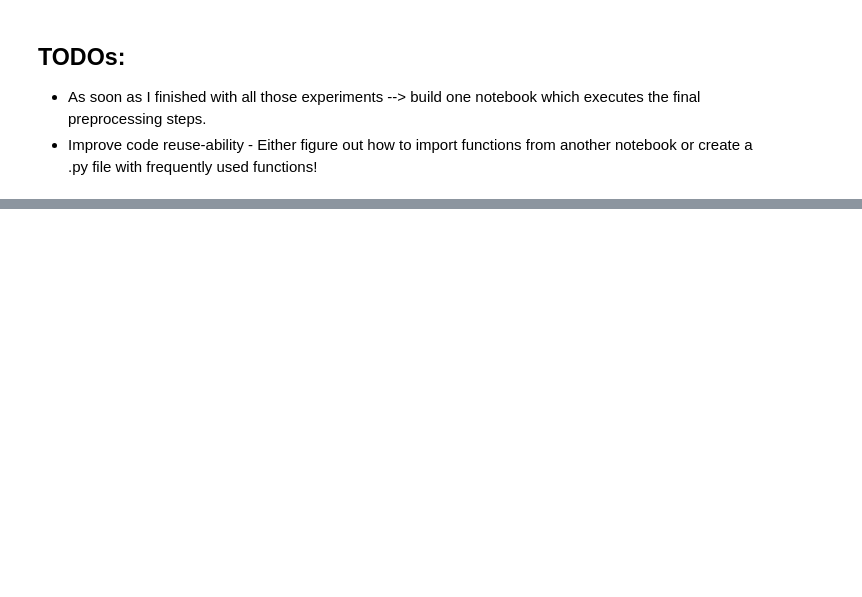
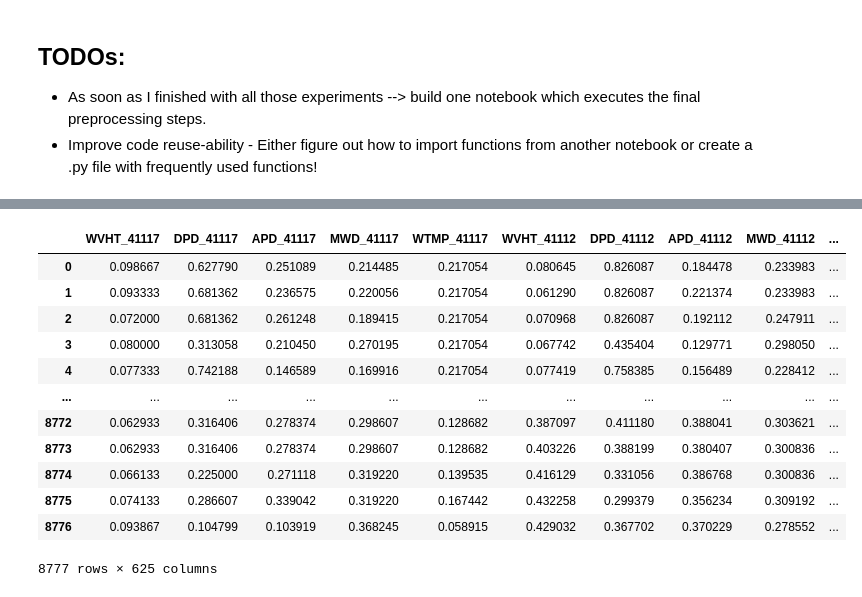
Before and after one commit to elsandner/Master_Project, a Jupyter notebook: NDBC Buoy Data/NaN_imputation.ipynb, the cells around one changed output, grey strips where cells are left out. Saved outputs shown, nothing was run; the diff lists cells and outputs as text; code cells hidden in the pictures; blank space fills up the shorter version.

```diff
--- a/NDBC Buoy Data/NaN_imputation.ipynb
+++ b/NDBC Buoy Data/NaN_imputation.ipynb
@@ -40,0 +120,5 @@ df = datawig.SimpleImputer.complete(data)
+# %%
+from sklearn.preprocessing import MinMaxScaler
+scaler = MinMaxScaler()
+data_normalized = pd.DataFrame(scaler.fit_transform(data), columns = data.columns)
+data.head()
@@ -40,0 +134,7 @@ df = datawig.SimpleImputer.complete(data)
+# %%
+from sklearn.impute import KNNImputer
+
+k=5
+
+imputer_knn = KNNImputer(n_neighbors=k, weights='uniform', metric='nan_euclidean')
+imputed_data_knn = pd.DataFrame(imputer_knn.fit_transform(data_normalized),columns = data_normalized.columns)
@@ -40,0 +156,16 @@ df = datawig.SimpleImputer.complete(data)
+# %%
+imputed_data_knn
+# %% [output]
+|  | WVHT_41117 | DPD_41117 | APD_41117 | MWD_41117 | WTMP_41117 | WVHT_41112 | DPD_41112 | APD_41112 | MWD_41112 | ... |
+| 0 | 0.098667 | 0.627790 | 0.251089 | 0.214485 | 0.217054 | 0.080645 | 0.826087 | 0.184478 | 0.233983 | ... |
+| 1 | 0.093333 | 0.681362 | 0.236575 | 0.220056 | 0.217054 | 0.061290 | 0.826087 | 0.221374 | 0.233983 | ... |
+| 2 | 0.072000 | 0.681362 | 0.261248 | 0.189415 | 0.217054 | 0.070968 | 0.826087 | 0.192112 | 0.247911 | ... |
+| 3 | 0.080000 | 0.313058 | 0.210450 | 0.270195 | 0.217054 | 0.067742 | 0.435404 | 0.129771 | 0.298050 | ... |
+| 4 | 0.077333 | 0.742188 | 0.146589 | 0.169916 | 0.217054 | 0.077419 | 0.758385 | 0.156489 | 0.228412 | ... |
+| ... | ... | ... | ... | ... | ... | ... | ... | ... | ... | ... |
+| 8772 | 0.062933 | 0.316406 | 0.278374 | 0.298607 | 0.128682 | 0.387097 | 0.411180 | 0.388041 | 0.303621 | ... |
+| 8773 | 0.062933 | 0.316406 | 0.278374 | 0.298607 | 0.128682 | 0.403226 | 0.388199 | 0.380407 | 0.300836 | ... |
+| 8774 | 0.066133 | 0.225000 | 0.271118 | 0.319220 | 0.139535 | 0.416129 | 0.331056 | 0.386768 | 0.300836 | ... |
+| 8775 | 0.074133 | 0.286607 | 0.339042 | 0.319220 | 0.167442 | 0.432258 | 0.299379 | 0.356234 | 0.309192 | ... |
+| 8776 | 0.093867 | 0.104799 | 0.103919 | 0.368245 | 0.058915 | 0.429032 | 0.367702 | 0.370229 | 0.278552 | ... |
+8777 rows × 625 columns
```
Also changed, not shown: parts of 21 cells of this notebook, 4 other files.
